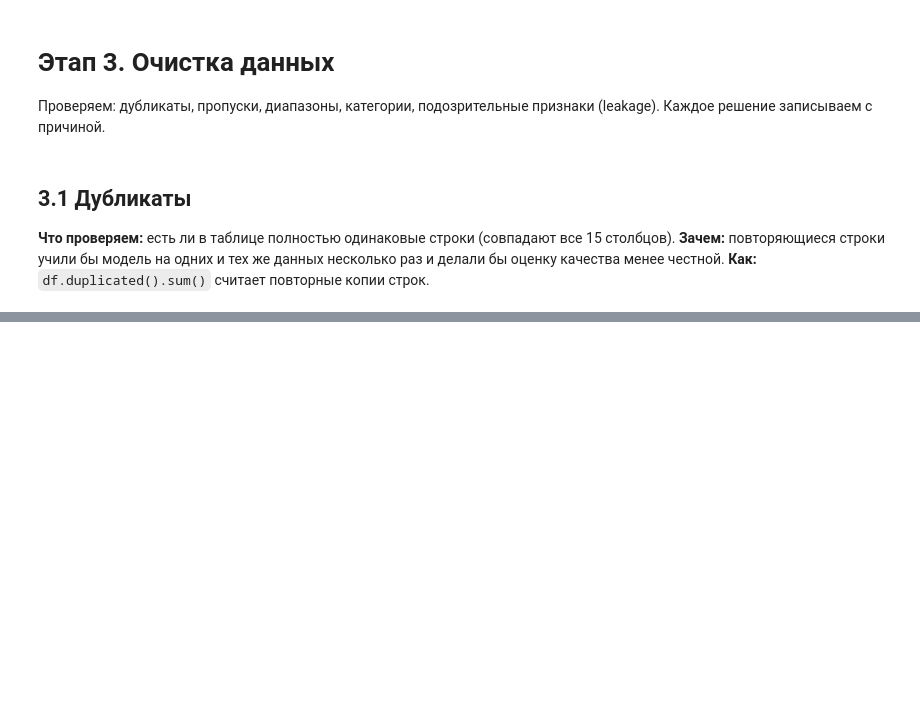
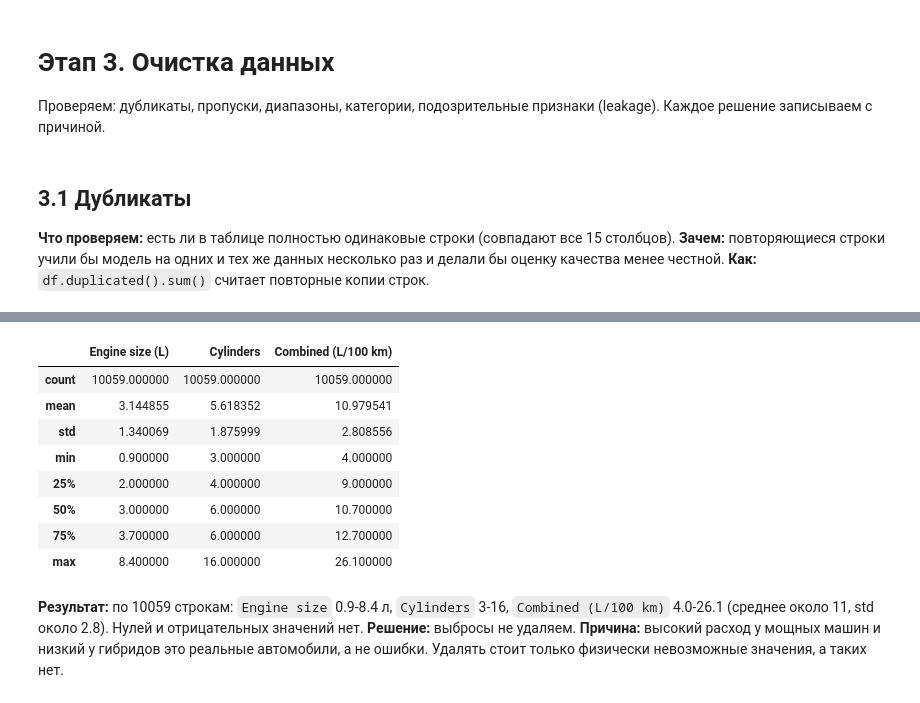
Before and after one commit to isk0nka-dot/Vehicle-Fuel-Efficiency, a Jupyter notebook: notebooks/midterm.ipynb, the cells around one changed output, grey strips where cells are left out. Saved outputs shown, nothing was run; the diff lists cells and outputs as text; code cells hidden in the pictures; blank space fills up the shorter version.

```diff
--- a/notebooks/midterm.ipynb
+++ b/notebooks/midterm.ipynb
@@ -155,0 +273,9 @@ NameError: name 'df' is not defined
+# %%
+# Единственная строка с Fuel type = N
+print(df[df["Fuel type"] == "N"])
+
+# Удаляем её и проверяем размер
+print("До:", df.shape)
+df = df[df["Fuel type"] != "N"].reset_index(drop=True)
+print("После:", df.shape)
+print(df["Fuel type"].value_counts())
@@ -155,0 +357,12 @@ NameError: name 'df' is not defined
+# %%
+# Сколько уникальных пар Make + Model до приведения регистра
+pairs_before = df[["Make", "Model"]].drop_duplicates().shape[0]
+
+# Приводим к нижнему регистру (пробелы уже убраны)
+df["Model"] = df["Model"].str.lower()
+
+# Проверка: пар должно стать ровно на 12 меньше
+pairs_after = df[["Make", "Model"]].drop_duplicates().shape[0]
+print("Пар Make+Model: до", pairs_before, "| после", pairs_after,
+      "| убрано", pairs_before - pairs_after)
+print("Уникальных Model:", df["Model"].nunique())
@@ -155,0 +384,17 @@ NameError: name 'df' is not defined
+# %%
+# Диапазоны ключевых числовых столбцов
+df[["Engine size (L)", "Cylinders", "Combined (L/100 km)"]].describe()
+# %% [output]
+|  | Engine size (L) | Cylinders | Combined (L/100 km) |
+| count | 10059.000000 | 10059.000000 | 10059.000000 |
+| mean | 3.144855 | 5.618352 | 10.979541 |
+| std | 1.340069 | 1.875999 | 2.808556 |
+| min | 0.900000 | 3.000000 | 4.000000 |
+| 25% | 2.000000 | 4.000000 | 9.000000 |
+| 50% | 3.000000 | 6.000000 | 10.700000 |
+| 75% | 3.700000 | 6.000000 | 12.700000 |
+| max | 8.400000 | 16.000000 | 26.100000 |
+# %% [markdown]
+**Результат:** по 10059 строкам: `Engine size` 0.9-8.4 л, `Cylinders` 3-16, `Combined (L/100 km)` 4.0-26.1 (среднее около 11, std около 2.8). Нулей и отрицательных значений нет.
+**Решение:** выбросы не удаляем.
+**Причина:** высокий расход у мощных машин и низкий у гибридов это реальные автомобили, а не ошибки. Удалять стоит только физически невозможные значения, а таких нет.
```
Also changed, not shown: parts of 25 cells of this notebook.
